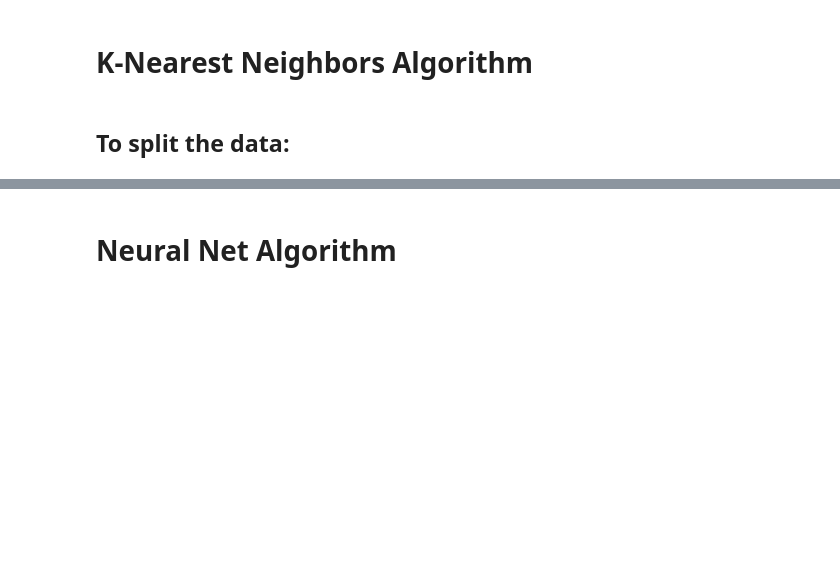
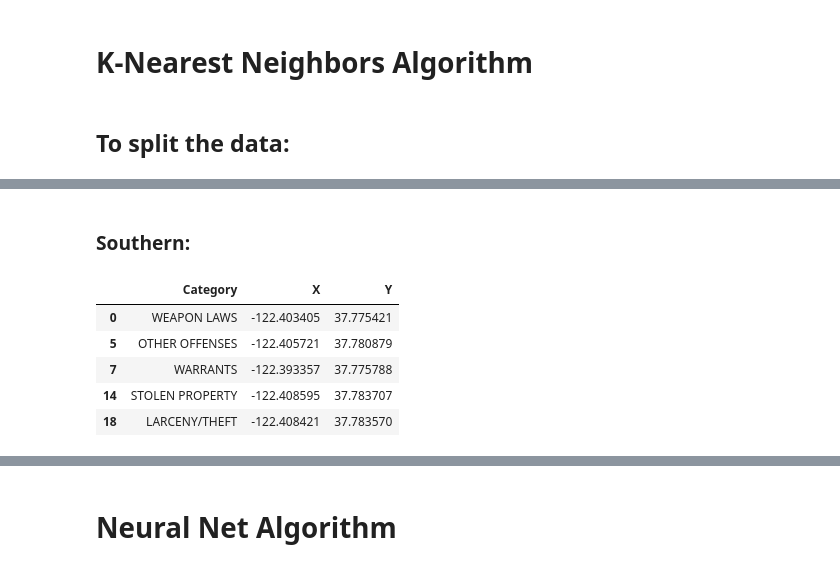
Before and after one commit to spa542/COSC311, a Jupyter notebook: Project2RosiakDawson/Project2.ipynb, the cells around one changed output, grey strips where cells are left out. Drawn from its saved outputs; the diff is of its cells as text; code cells hidden in the pictures; blank space fills up the shorter version.

```diff
--- a/Project2RosiakDawson/Project2.ipynb
+++ b/Project2RosiakDawson/Project2.ipynb
@@ -359,0 +392,12 @@ print(correct_dict)
+# %% [markdown]
+### Southern:
+# %%
+southern_district = crime_data[crime_data['PdDistrict'] == 'SOUTHERN'][['Category', 'X', 'Y']]
+southern_district.head()
+# %% [output]
+|  | Category | X | Y |
+| 0 | WEAPON LAWS | -122.403405 | 37.775421 |
+| 5 | OTHER OFFENSES | -122.405721 | 37.780879 |
+| 7 | WARRANTS | -122.393357 | 37.775788 |
+| 14 | STOLEN PROPERTY | -122.408595 | 37.783707 |
+| 18 | LARCENY/THEFT | -122.408421 | 37.783570 |
```
Also changed, not shown: parts of 22 cells of this notebook.
